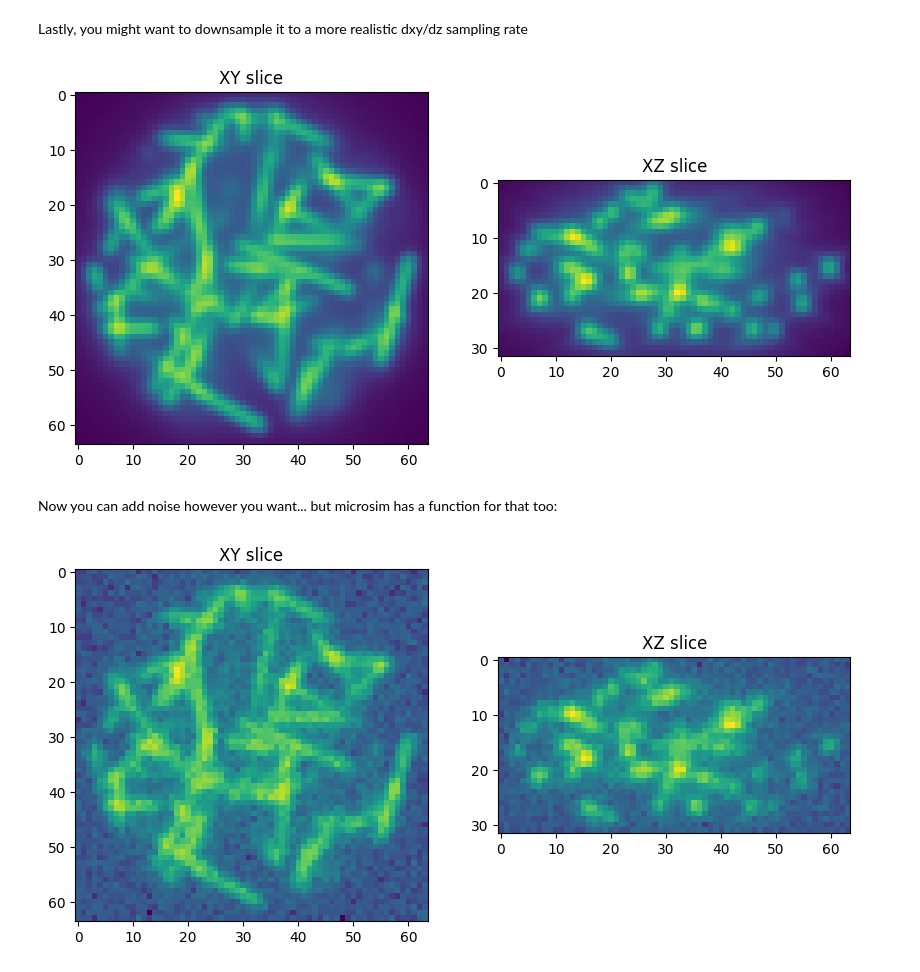
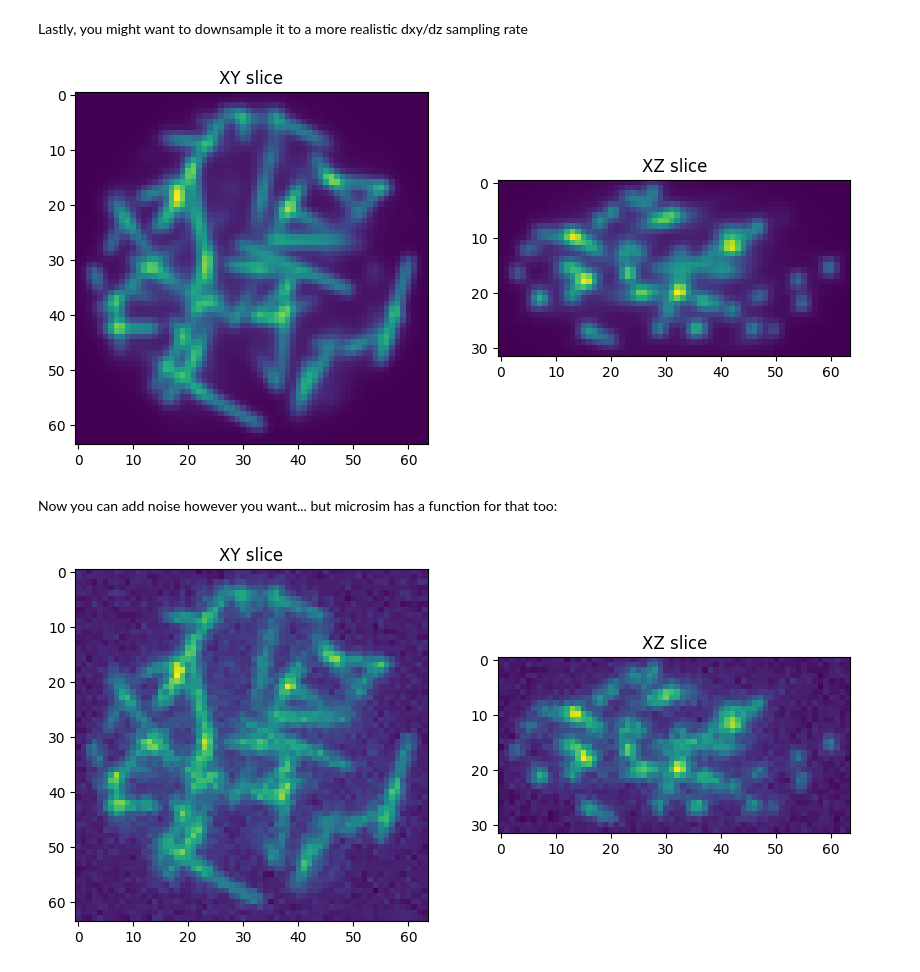
Before and after one commit to tlambert03/microsim, a Jupyter notebook: examples/confocal.ipynb, the cells around one changed output. Drawn from its saved outputs; the diff is of its cells as text; code cells hidden in the pictures.

```diff
--- a/examples/confocal.ipynb
+++ b/examples/confocal.ipynb
@@ -182,31 +182,31 @@ def downsample(
 # to get something realistic
 
 downsampled_img = downsample(img_confocal, 8)
-ortho_plot(downsampled_img)
+ortho_plot(downsampled_img, gamma=1)
 # %% [output]
-[figure, old version]
+[figure, new version]
 # %% [markdown]
 Now you can add noise however you want... but microsim has a function for that too:
 # %%
 from microsim.models import Camera
 
 camera = Camera(
    qe=0.82,
    gain=1,
    full_well=18000,  # e
    dark_current=0.0005,  # e/pix/sec
    clock_induced_charge=1,
    read_noise=6,
    bit_depth=12,
    offset=100,
    # not used here
    readout_rate=1,
    photodiode_size=1,
    )
 
 max_photons_pp_ps = 2000
 photons = max_photons_pp_ps * downsampled_img / downsampled_img.max()
 noised = camera.simulate(photons, exposure=0.2)
-ortho_plot(noised)
+ortho_plot(noised, gamma=1)
 # %% [output]
-[figure, old version]
+[figure, new version]
```
Also changed, not shown: parts of 2 cells of this notebook.
